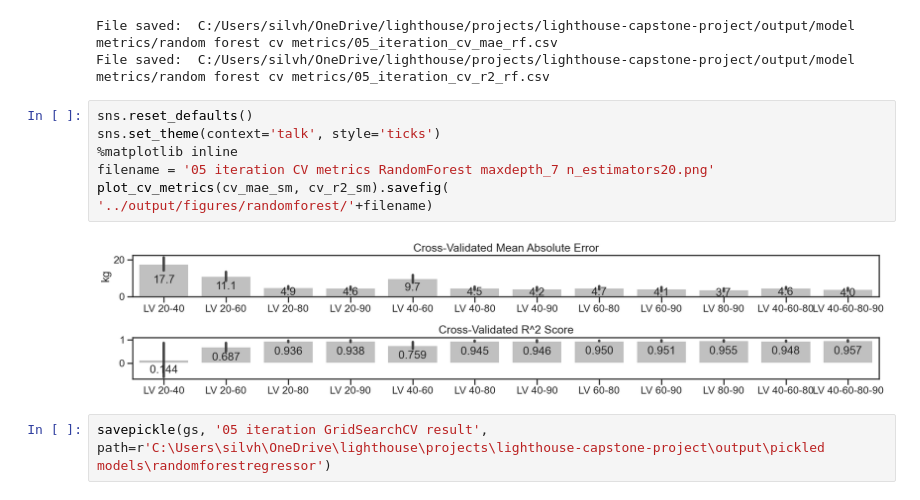
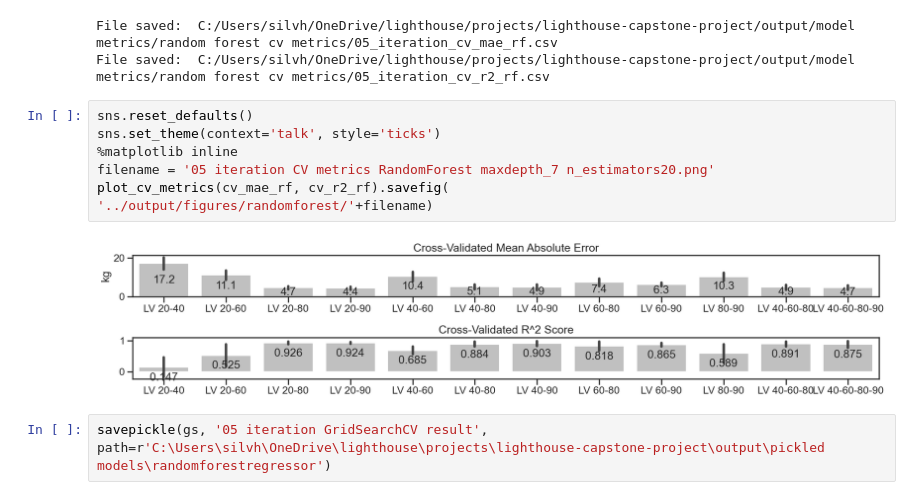
Before and after one commit to silvhua/lighthouse-capstone-project, a Jupyter notebook: notebooks/2022-12-14 exp 2 SM and RandomForest.ipynb, the cells around one changed output. Drawn from its saved outputs; the diff is of its cells as text.

```diff
--- a/notebooks/2022-12-14 exp 2 SM and RandomForest.ipynb
+++ b/notebooks/2022-12-14 exp 2 SM and RandomForest.ipynb
@@ -226,12 +226,12 @@ File saved:  C:/Users/silvh/OneDrive/lighthouse/projects/lighthouse-capstone-pro
 # %%
 sns.reset_defaults()
 sns.set_theme(context='talk', style='ticks')
 %matplotlib inline
 filename = '05 iteration CV metrics RandomForest maxdepth_7 n_estimators20.png'
-plot_cv_metrics(cv_mae_sm, cv_r2_sm).savefig(
+plot_cv_metrics(cv_mae_rf, cv_r2_rf).savefig(
 '../output/figures/randomforest/'+filename)
 # %% [output]
-[figure, old version]
+[figure, new version]
 # %%
 savepickle(gs, '05 iteration GridSearchCV result', path=r'C:\Users\silvh\OneDrive\lighthouse\projects\lighthouse-capstone-project\output\pickled models\randomforestregressor')
 # %% [output]
```
